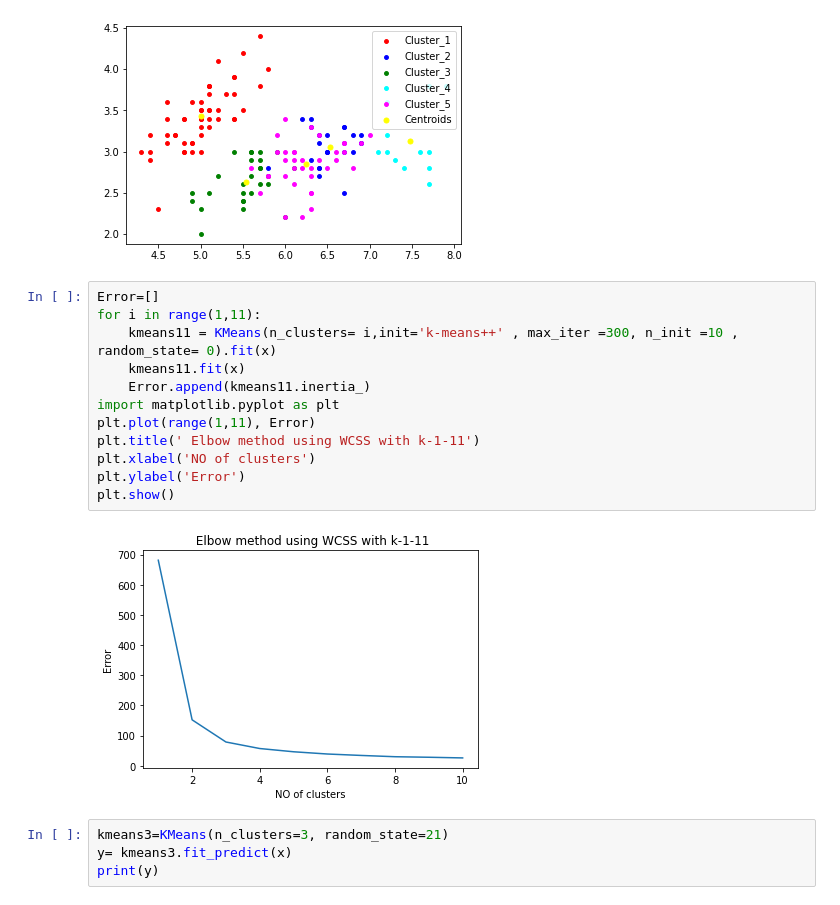
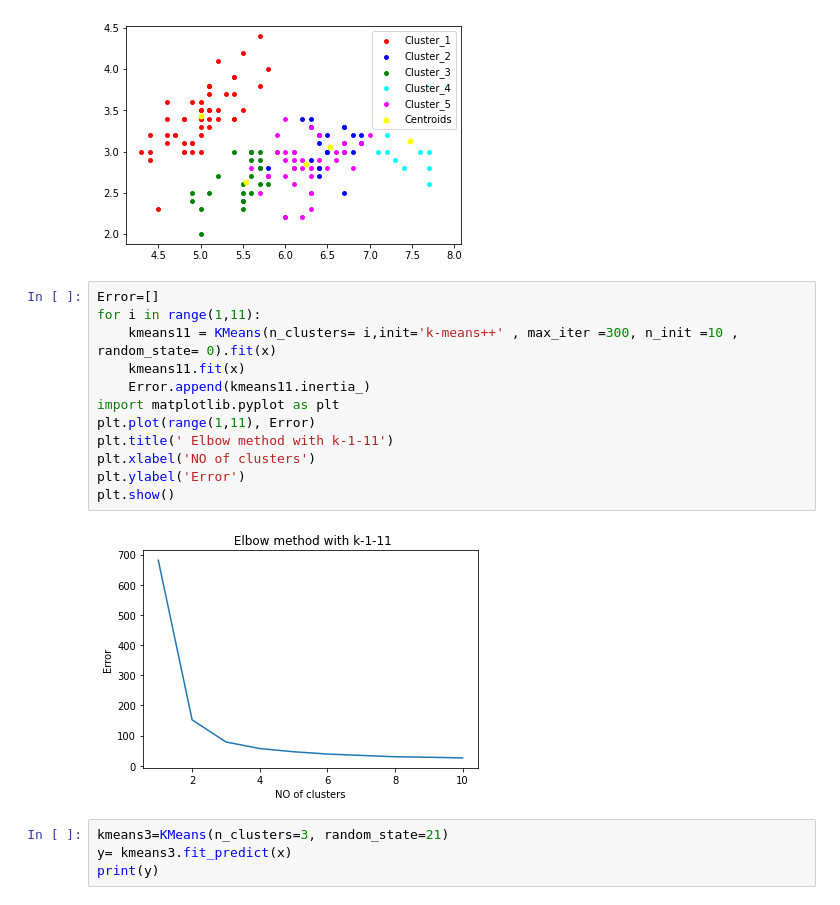
Before and after one commit to Reem-313/K-means-clustering, a Jupyter notebook: KmeansImplementation.ipynb, the cells around one changed output. Drawn from its saved outputs; the diff is of its cells as text.

```diff
--- a/KmeansImplementation.ipynb
+++ b/KmeansImplementation.ipynb
@@ -123,17 +133,17 @@ plt.show()
 # %%
 Error=[]
 for i in range(1,11):
     kmeans11 = KMeans(n_clusters= i,init='k-means++' , max_iter =300, n_init =10 , random_state= 0).fit(x)
     kmeans11.fit(x)
     Error.append(kmeans11.inertia_)
 import matplotlib.pyplot as plt
 plt.plot(range(1,11), Error)
-plt.title(' Elbow method using WCSS with k-1-11')
+plt.title(' Elbow method with k-1-11')
 plt.xlabel('NO of clusters')
 plt.ylabel('Error')
 plt.show()
 # %% [output]
-[figure, old version]
+[figure, new version]
 # %%
 kmeans3=KMeans(n_clusters=3, random_state=21)
 y= kmeans3.fit_predict(x)
```
Also changed, not shown: parts of 5 cells of this notebook.
